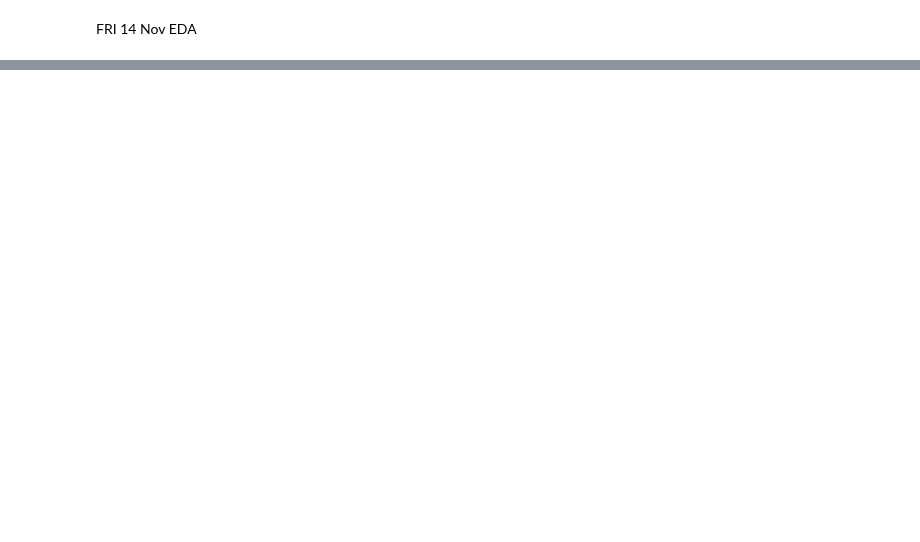
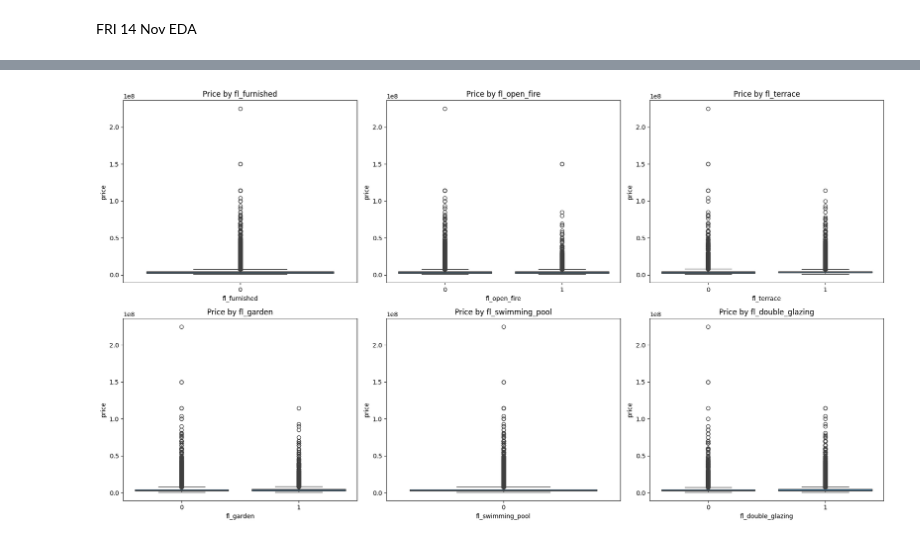
Before and after one commit to Lalovan/Real-estate-price-prediction-Data-analysis, a Jupyter notebook: Kristin/analysis_brainstorming_-1.ipynb, the cells around one changed output, grey strips where cells are left out. Drawn from its saved outputs; the diff is of its cells as text; code cells hidden in the pictures; blank space fills up the shorter version.

```diff
--- a/Kristin/analysis_brainstorming_-1.ipynb
+++ b/Kristin/analysis_brainstorming_-1.ipynb
@@ -544,3 +971,21 @@ for f in features:
+# %%
+# COMBINED
+import matplotlib.pyplot as plt
+import seaborn as sns
+
+features = ["fl_furnished", "fl_open_fire", "fl_terrace", "fl_garden", "fl_swimming_pool", "fl_double_glazing"]
+
+fig, axes = plt.subplots(2, 3, figsize=(18, 10))  # 2 rows, 3 columns
+axes = axes.flatten()
+
+for ax, f in zip(axes, features):
+    sns.boxplot(data=df, x=f, y="price", ax=ax)
+    ax.set_title(f"Price by {f}")
+
+plt.tight_layout()
+plt.show()
+# %% [output]
+[figure, added]
 # %%
 # EPC VS PRICE
 df["epc"].value_counts(dropna=False)
```
Also changed, not shown: parts of 27 cells of this notebook, 10 other files.
